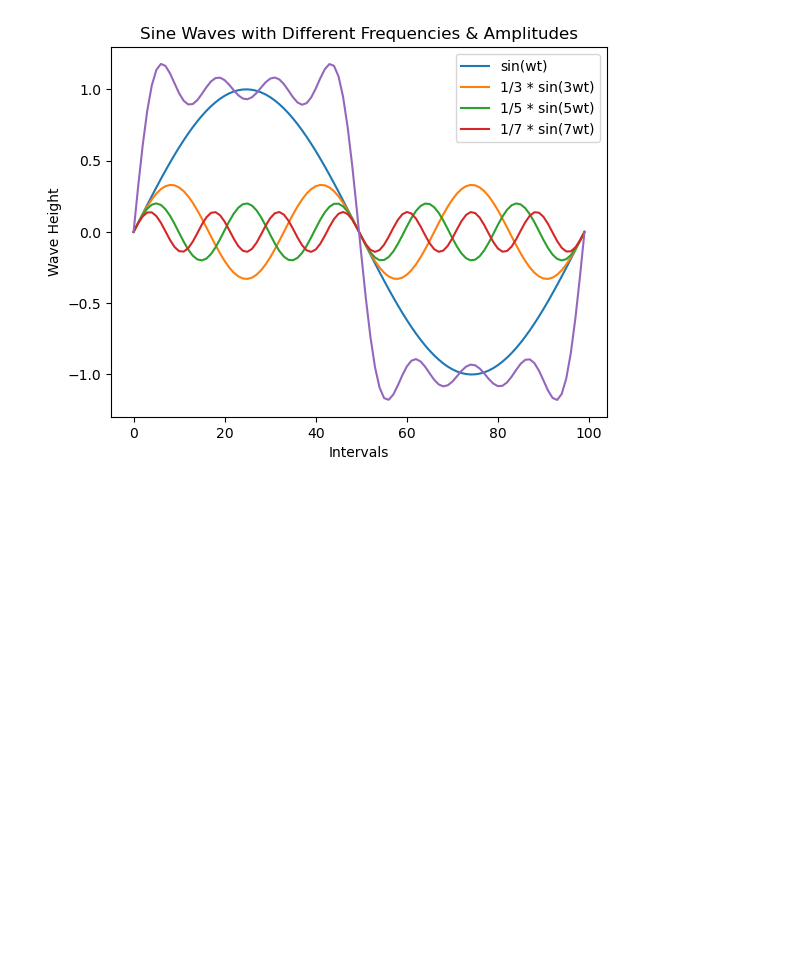
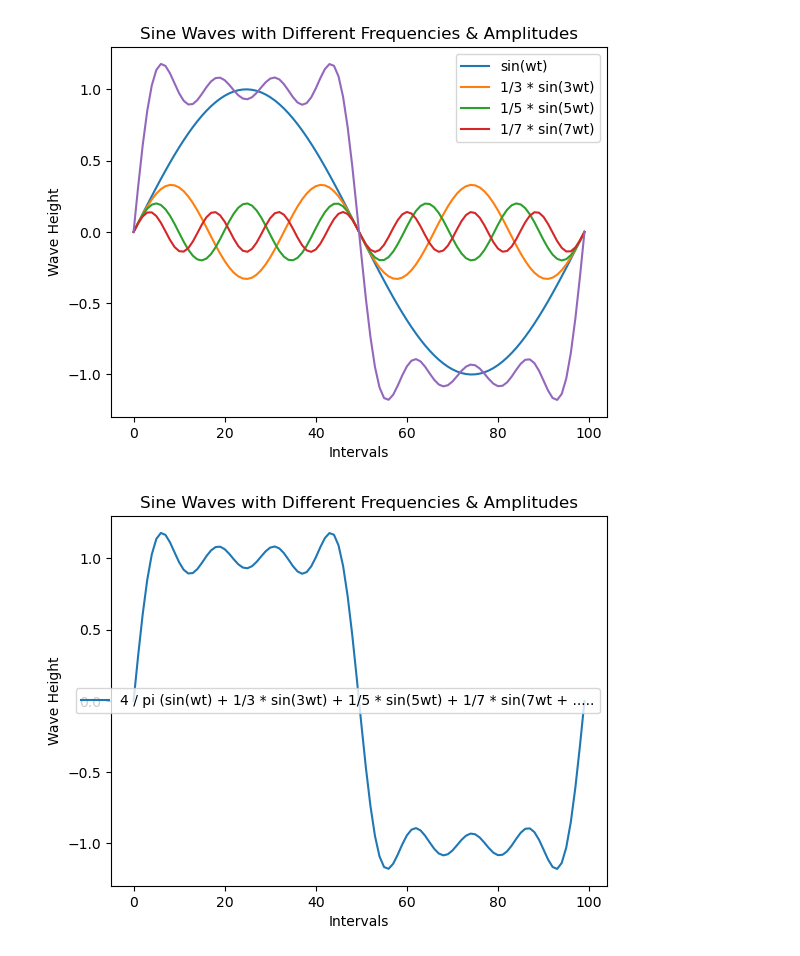
Before and after one commit to yk0766/MLAfterHoursAssignments, a Jupyter notebook: Numpy Practice.ipynb, the cells around one changed output. Cells and saved outputs as stored; diff of their text form; code cells hidden in the pictures; blank space fills up the shorter version.

Commit message:
Sin waves eqn graph

```diff
--- a/Numpy Practice.ipynb
+++ b/Numpy Practice.ipynb
@@ -278,0 +290,20 @@ plt.show()
+# %%
+# 4 / pi (sin(wt) + 1/3 * sin(3wt) + 1/5 * sin(5wt) + 1/7 * sin(7wt))
+plt.plot(sin_wv, label= "4 / pi (sin(wt) + 1/3 * sin(3wt) + 1/5 * sin(5wt) + 1/7 * sin(7wt + .....")
+
+
+# ============================================================
+#                  GRAPH CUSTOMIZATION
+# ============================================================
+
+plt.title("Sine Waves with Different Frequencies & Amplitudes")
+
+plt.xlabel("Intervals")
+
+plt.ylabel("Wave Height")
+
+plt.legend()
+
+plt.show()
+# %% [output]
+[figure, added]
```
Also changed, not shown: parts of 4 cells of this notebook.
